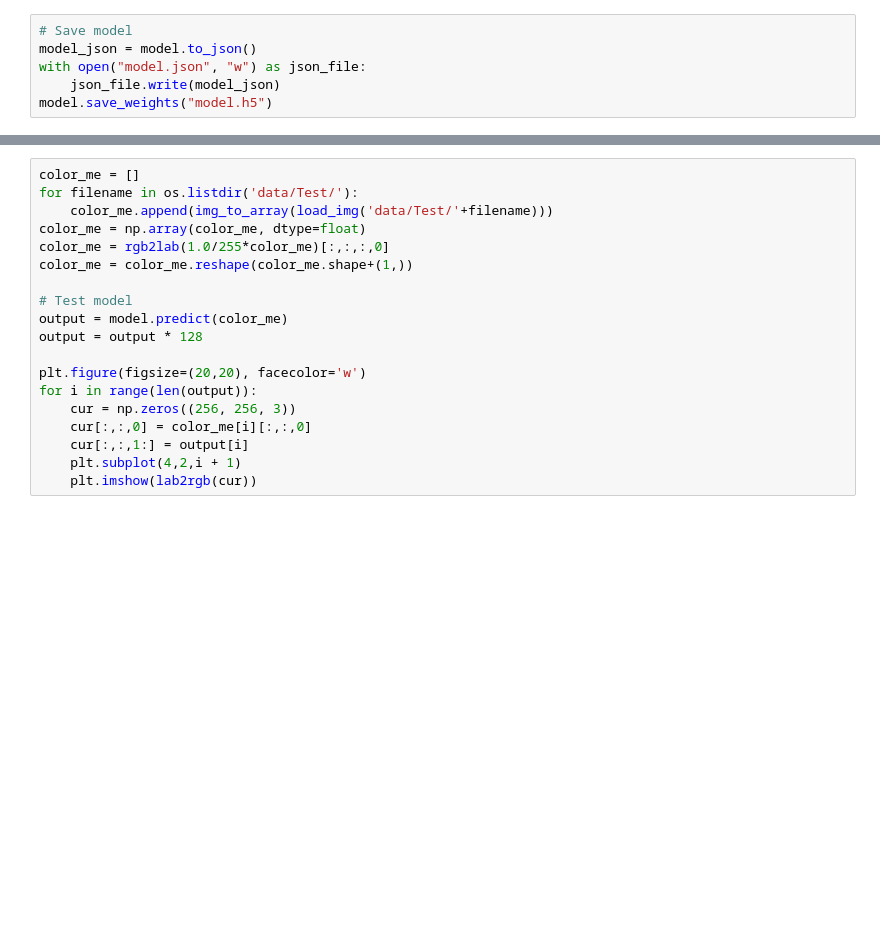
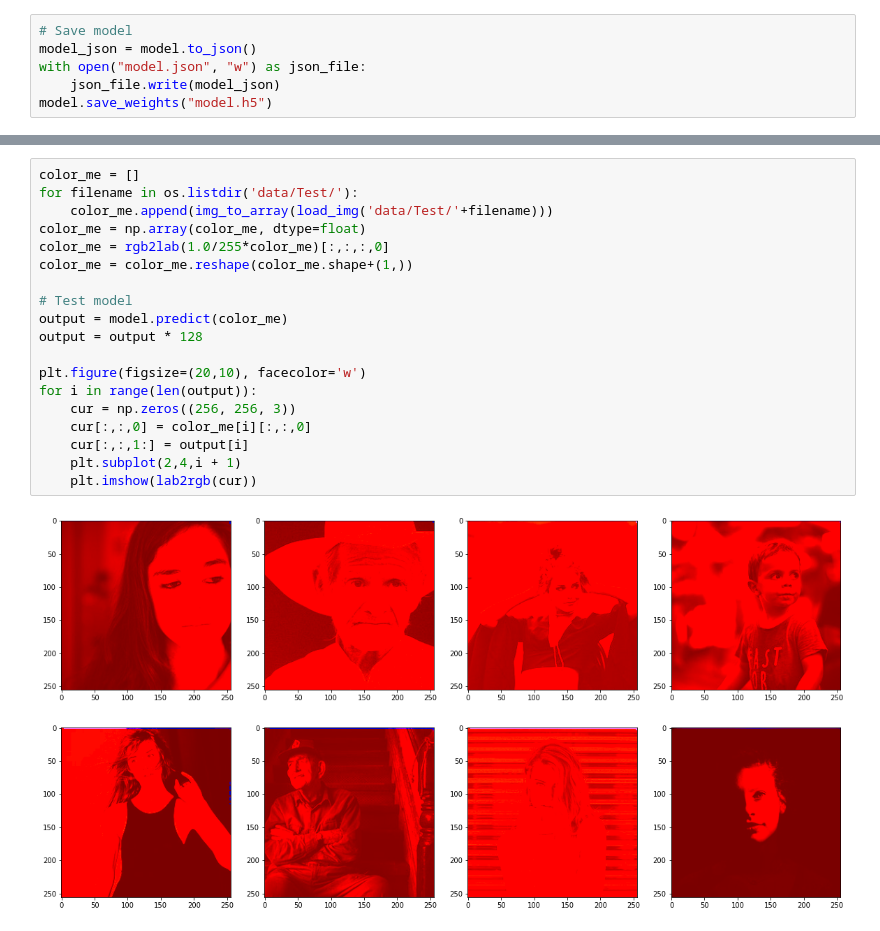
Before and after one commit to JJZHK-AI/AIKnowledgeBase, a Jupyter notebook: 03.深度学习/11.其它好玩儿的/02.给黑白图片上色-beta.ipynb, the cells around one changed output, grey strips where cells are left out. Drawn from its saved outputs; the diff is of its cells as text; blank space fills up the shorter version.

```diff
--- a/03.深度学习/11.其它好玩儿的/02.给黑白图片上色-beta.ipynb
+++ b/03.深度学习/11.其它好玩儿的/02.给黑白图片上色-beta.ipynb
@@ -78,19 +87,21 @@ print(model.evaluate(Xtest, Ytest, batch_size=batch_size))
 # %%
 color_me = []
 for filename in os.listdir('data/Test/'):
     color_me.append(img_to_array(load_img('data/Test/'+filename)))
 color_me = np.array(color_me, dtype=float)
 color_me = rgb2lab(1.0/255*color_me)[:,:,:,0]
 color_me = color_me.reshape(color_me.shape+(1,))
 
 # Test model
 output = model.predict(color_me)
 output = output * 128
 
-plt.figure(figsize=(20,20), facecolor='w')
+plt.figure(figsize=(20,10), facecolor='w')
 for i in range(len(output)):
     cur = np.zeros((256, 256, 3))
     cur[:,:,0] = color_me[i][:,:,0]
     cur[:,:,1:] = output[i]
-    plt.subplot(4,2,i + 1)
+    plt.subplot(2,4,i + 1)
     plt.imshow(lab2rgb(cur))
+# %% [output]
+[figure, added]
```
Also changed, not shown: parts of 3 cells of this notebook.
